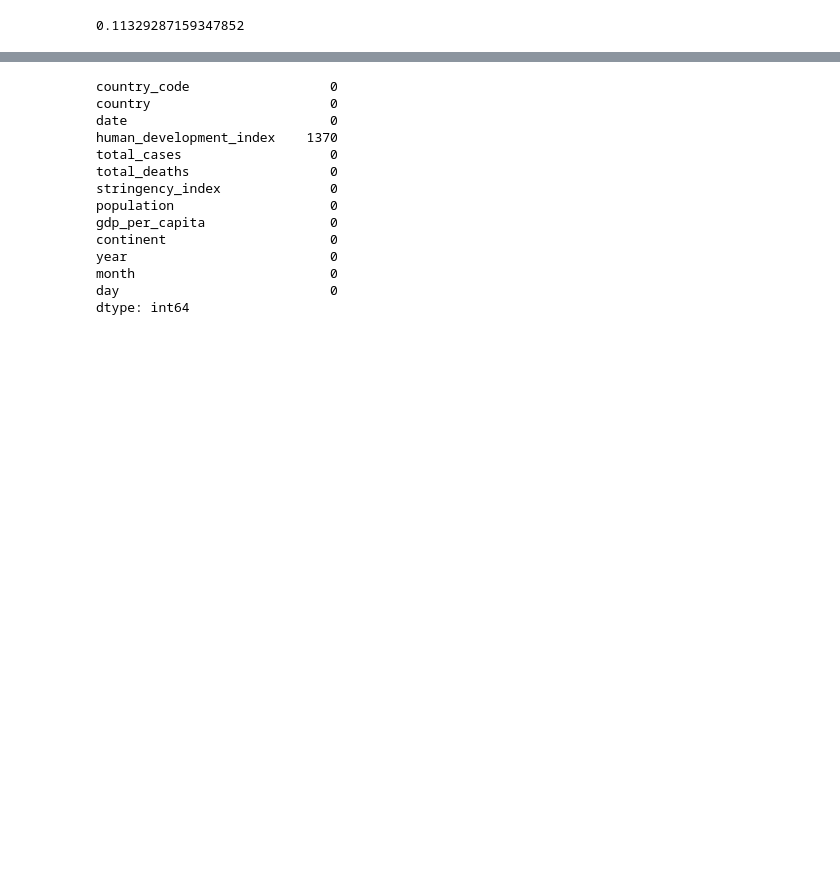
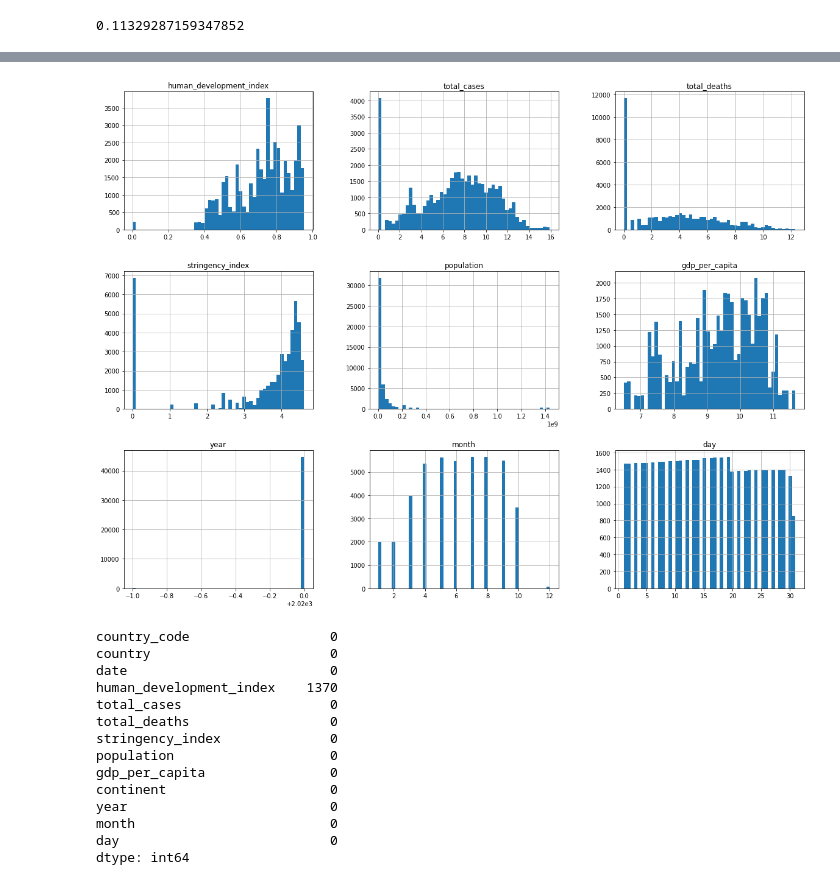
Before and after one commit to faro7ah/Impact-of-Covid-19-in-a-global-economy-Data-Science-Bootcamp-Capstone-Project-SDA-Coding-Dojo, a Jupyter notebook: DS_Bootcamp_Impact_of_Covid_19(Capstone_Project).ipynb, the cells around one changed output, grey strips where cells are left out. Drawn from its saved outputs; the diff is of its cells as text; code cells hidden in the pictures; blank space fills up the shorter version.

```diff
--- a/DS_Bootcamp_Impact_of_Covid_19(Capstone_Project).ipynb
+++ b/DS_Bootcamp_Impact_of_Covid_19(Capstone_Project).ipynb
@@ -757 +821,6 @@ Model Baseline
+# %%
+fig, ax=plt.subplots(3,3, figsize=(20,15))
+df1.hist(bins=50, ax=ax);
+# %% [output]
+[figure, added]
 # %%
```
Also changed, not shown: parts of 51 cells of this notebook.
